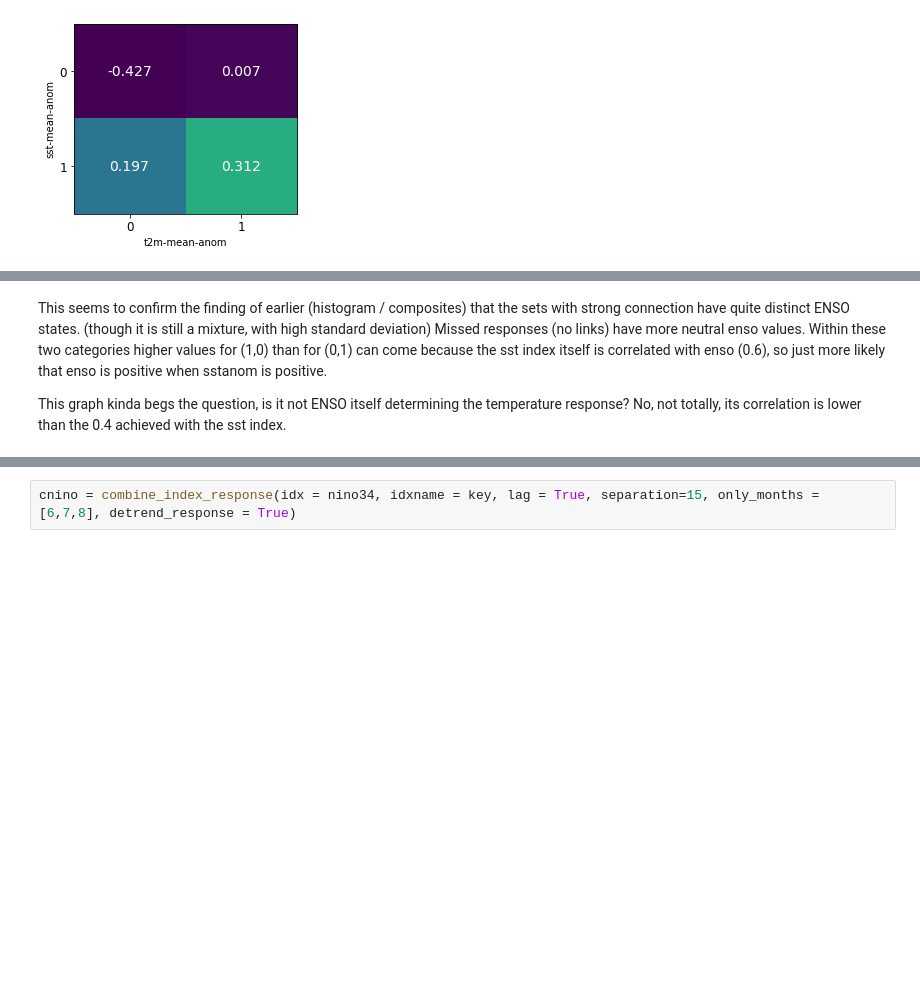
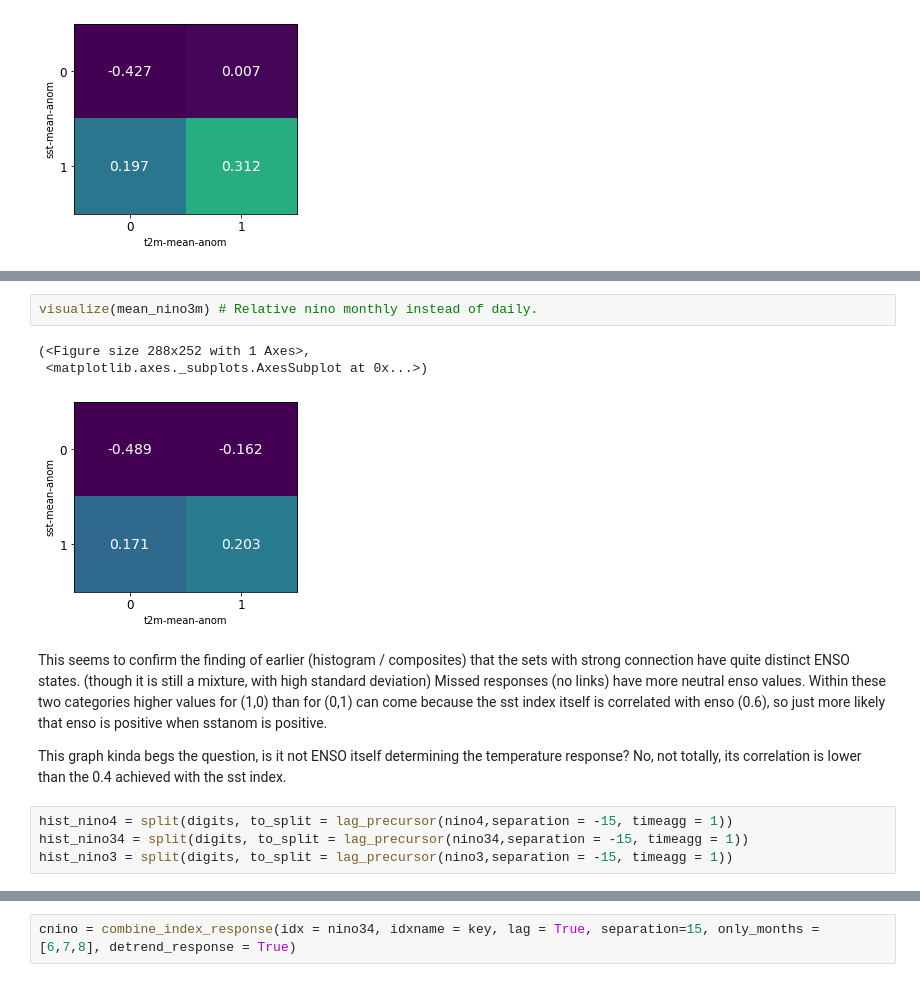
Before and after one commit to chiemvs/telegates, a Jupyter notebook: Explore.ipynb, the cells around one changed output, grey strips where cells are left out. Cells and saved outputs as stored; diff of their text form; blank space fills up the shorter version.

```diff
--- a/Explore.ipynb
+++ b/Explore.ipynb
@@ -779,5 +799,15 @@ visualize(mean_nino34)
+# %%
+visualize(mean_nino3m) # Relative nino monthly instead of daily.
+# %% [output]
+(<Figure size 288x252 with 1 Axes>,
+ <matplotlib.axes._subplots.AxesSubplot at 0x...>)
+[figure, added]
 # %% [markdown]
 This seems to confirm the finding of earlier (histogram / composites) that the sets with strong connection have quite distinct ENSO states. (though it is still a mixture, with high standard deviation)
 Missed responses (no links) have more neutral enso values. Within these two categories higher values for (1,0) than for (0,1) can come because the sst index itself is correlated with enso (0.6), so just more likely that enso is positive when sstanom is positive.
 
 This graph kinda begs the question, is it not ENSO itself determining the temperature response? No, not totally, its correlation is lower than the 0.4 achieved with the sst index.
+# %%
+hist_nino4 = split(digits, to_split = lag_precursor(nino4,separation = -15, timeagg = 1))
+hist_nino34 = split(digits, to_split = lag_precursor(nino34,separation = -15, timeagg = 1))
+hist_nino3 = split(digits, to_split = lag_precursor(nino3,separation = -15, timeagg = 1))
```
Also changed, not shown: parts of 13 cells of this notebook, 2 other files.
